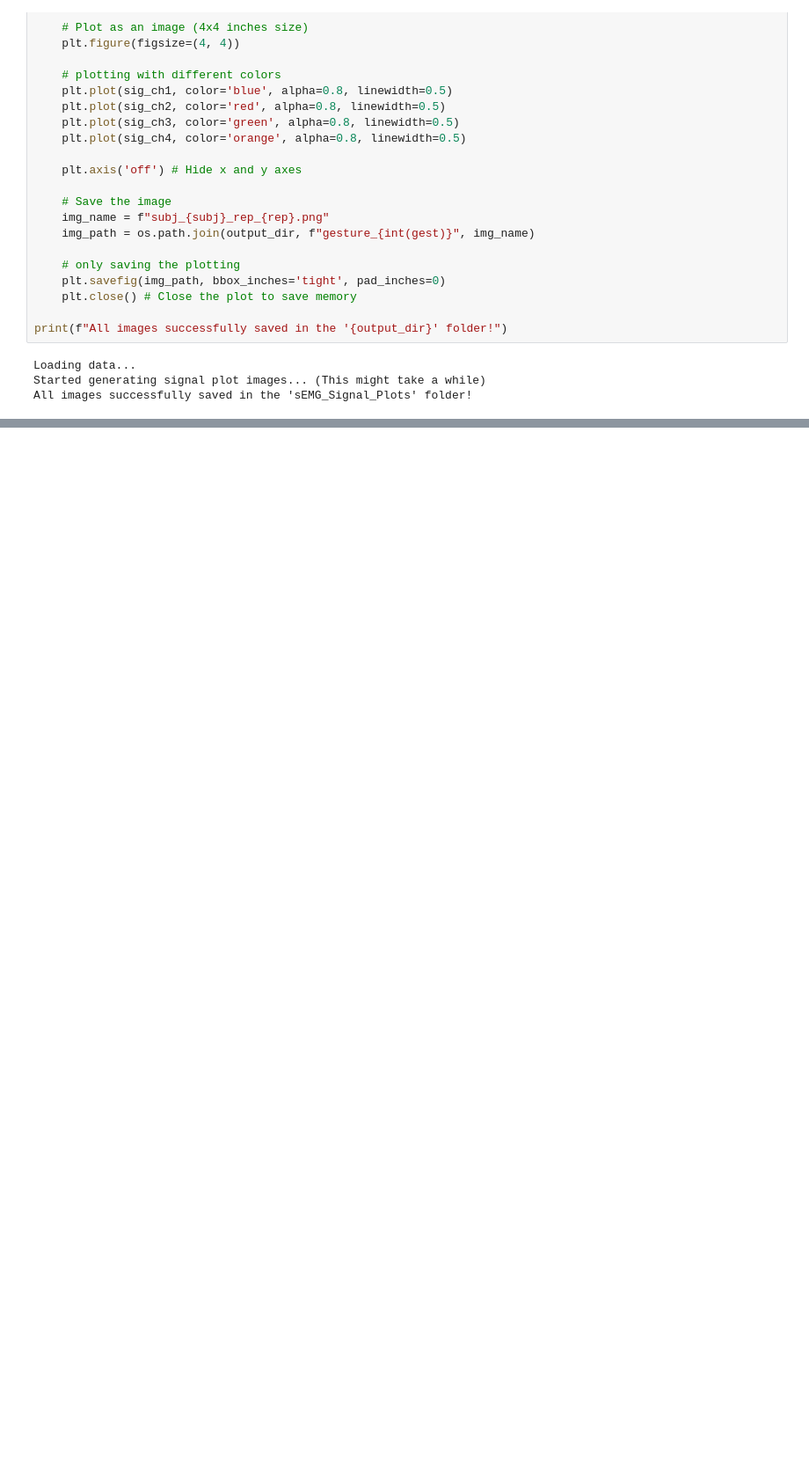
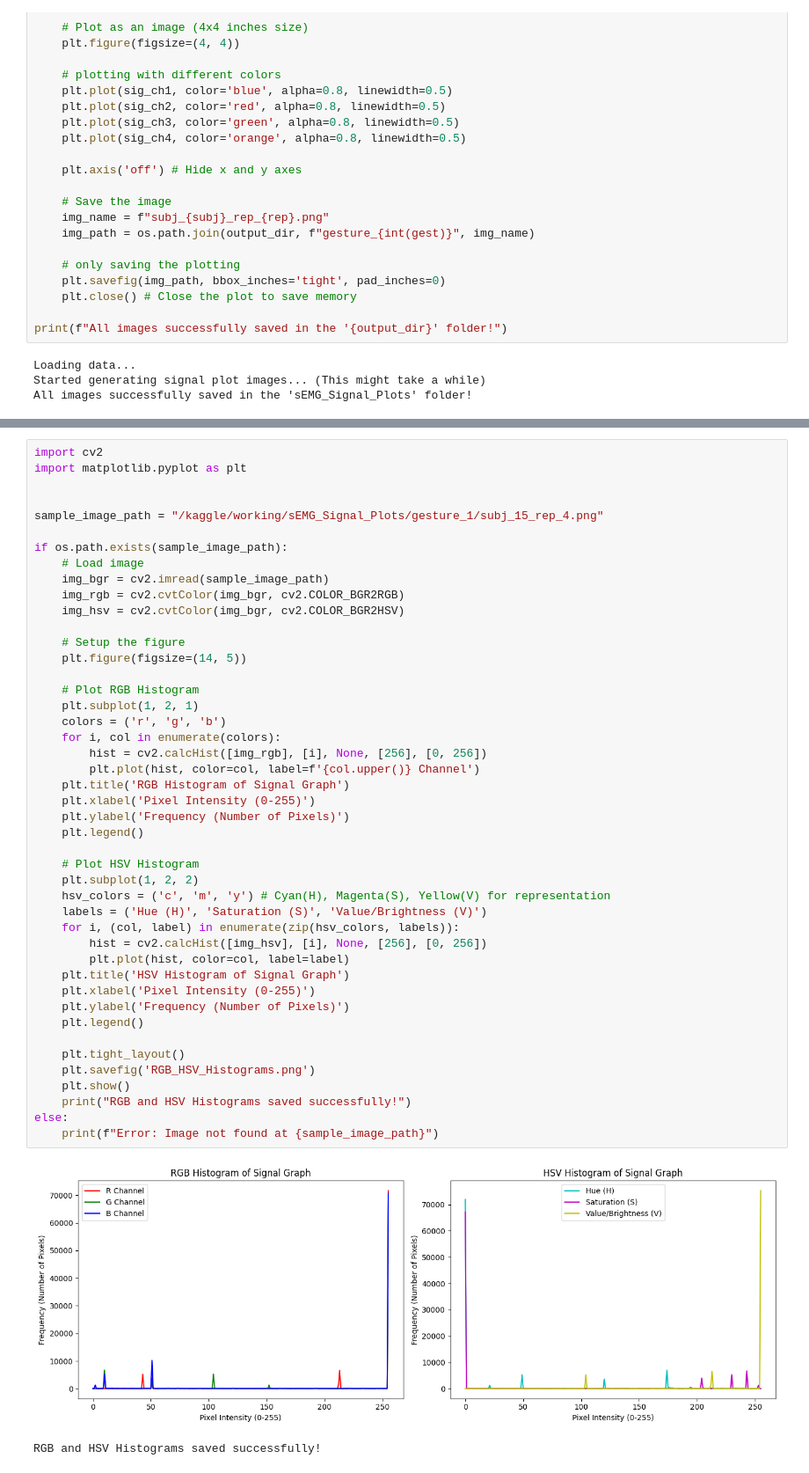
Before and after one commit to M-Jawad01/CSE_475, a Jupyter notebook: project_code/EDA.ipynb, the cells around one changed output, grey strips where cells are left out. Shown at 88% size. Saved outputs shown, nothing was run; the diff lists cells and outputs as text; blank space fills up the shorter version.

```diff
--- a/project_code/EDA.ipynb
+++ b/project_code/EDA.ipynb
@@ -214,0 +217,48 @@ All images successfully saved in the 'sEMG_Signal_Plots' folder!
+# %%
+import cv2
+import matplotlib.pyplot as plt
+
+
+sample_image_path = "/kaggle/working/sEMG_Signal_Plots/gesture_1/subj_15_rep_4.png"
+
+if os.path.exists(sample_image_path):
+    # Load image
+    img_bgr = cv2.imread(sample_image_path)
+    img_rgb = cv2.cvtColor(img_bgr, cv2.COLOR_BGR2RGB)
+    img_hsv = cv2.cvtColor(img_bgr, cv2.COLOR_BGR2HSV)
+
+    # Setup the figure
+    plt.figure(figsize=(14, 5))
+
+    # Plot RGB Histogram
+    plt.subplot(1, 2, 1)
+    colors = ('r', 'g', 'b')
+    for i, col in enumerate(colors):
+        hist = cv2.calcHist([img_rgb], [i], None, [256], [0, 256])
+        plt.plot(hist, color=col, label=f'{col.upper()} Channel')
+    plt.title('RGB Histogram of Signal Graph')
+    plt.xlabel('Pixel Intensity (0-255)')
+    plt.ylabel('Frequency (Number of Pixels)')
+    plt.legend()
+
+    # Plot HSV Histogram
+    plt.subplot(1, 2, 2)
+    hsv_colors = ('c', 'm', 'y') # Cyan(H), Magenta(S), Yellow(V) for representation
+    labels = ('Hue (H)', 'Saturation (S)', 'Value/Brightness (V)')
+    for i, (col, label) in enumerate(zip(hsv_colors, labels)):
+        hist = cv2.calcHist([img_hsv], [i], None, [256], [0, 256])
+        plt.plot(hist, color=col, label=label)
+    plt.title('HSV Histogram of Signal Graph')
+    plt.xlabel('Pixel Intensity (0-255)')
+    plt.ylabel('Frequency (Number of Pixels)')
+    plt.legend()
+
+    plt.tight_layout()
+    plt.savefig('RGB_HSV_Histograms.png')
+    plt.show()
+    print("RGB and HSV Histograms saved successfully!")
+else:
+    print(f"Error: Image not found at {sample_image_path}")
+# %% [output]
+[figure, added]
+RGB and HSV Histograms saved successfully!
```
Also changed, not shown: parts of 13 cells of this notebook.
